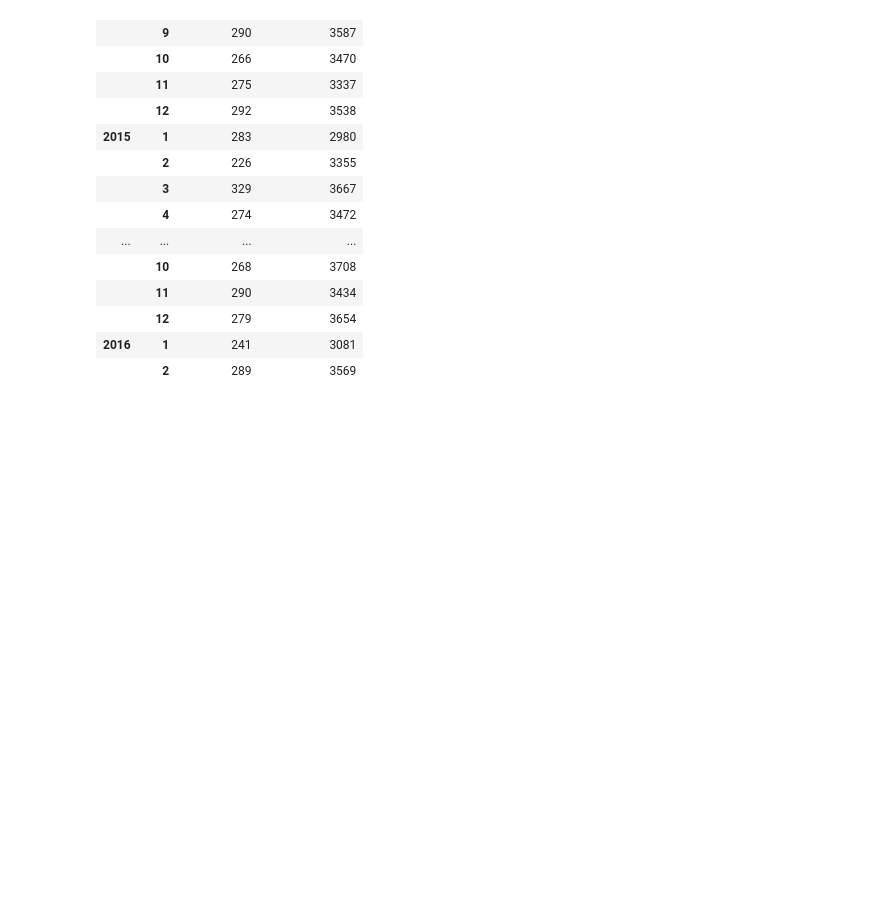
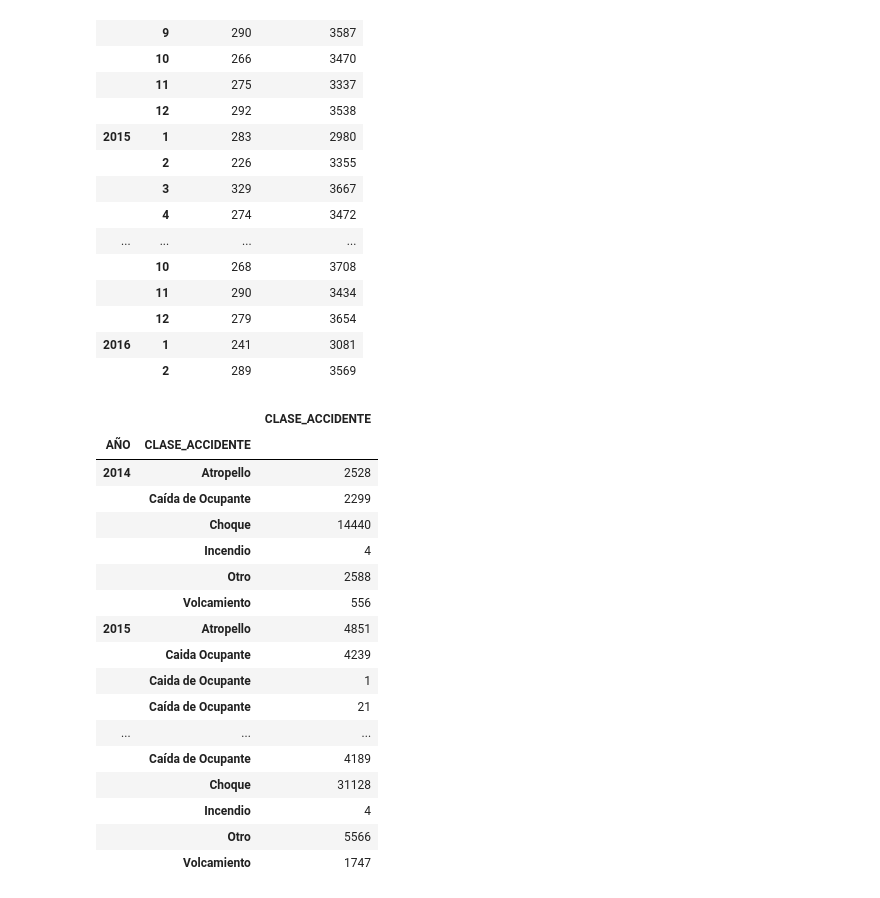
Before and after one commit to Universidad-Nacional-TAE/Primer-trabajo-TAE, a Jupyter notebook: PrimertrabajoTae.ipynb, the cells around one changed output. Drawn from its saved outputs; the diff is of its cells as text; code cells hidden in the pictures; blank space fills up the shorter version.

```diff
--- a/PrimertrabajoTae.ipynb
+++ b/PrimertrabajoTae.ipynb
@@ -194,3 +194,25 @@ df_datos.head(20)
 |  | 12 | 279 | 3654 |
 | 2016 | 1 | 241 | 3081 |
 |  | 2 | 289 | 3569 |
+# %%
+df_Tipochoque = df.groupby(['AÑO','CLASE_ACCIDENTE'])[['CLASE_ACCIDENTE']].count()
+df_Tipochoque.head(20)
+# %% [output]
+|  |  | CLASE_ACCIDENTE |
+| AÑO | CLASE_ACCIDENTE |  |
+| 2014 | Atropello | 2528 |
+|  | Caída de Ocupante | 2299 |
+|  | Choque | 14440 |
+|  | Incendio | 4 |
+|  | Otro | 2588 |
+|  | Volcamiento | 556 |
+| 2015 | Atropello | 4851 |
+|  | Caida Ocupante | 4239 |
+|  | Caida de Ocupante | 1 |
+|  | Caída de Ocupante | 21 |
+| ... | ... | ... |
+|  | Caída de Ocupante | 4189 |
+|  | Choque | 31128 |
+|  | Incendio | 4 |
+|  | Otro | 5566 |
+|  | Volcamiento | 1747 |
```
Also changed, not shown: parts of 7 cells of this notebook.
